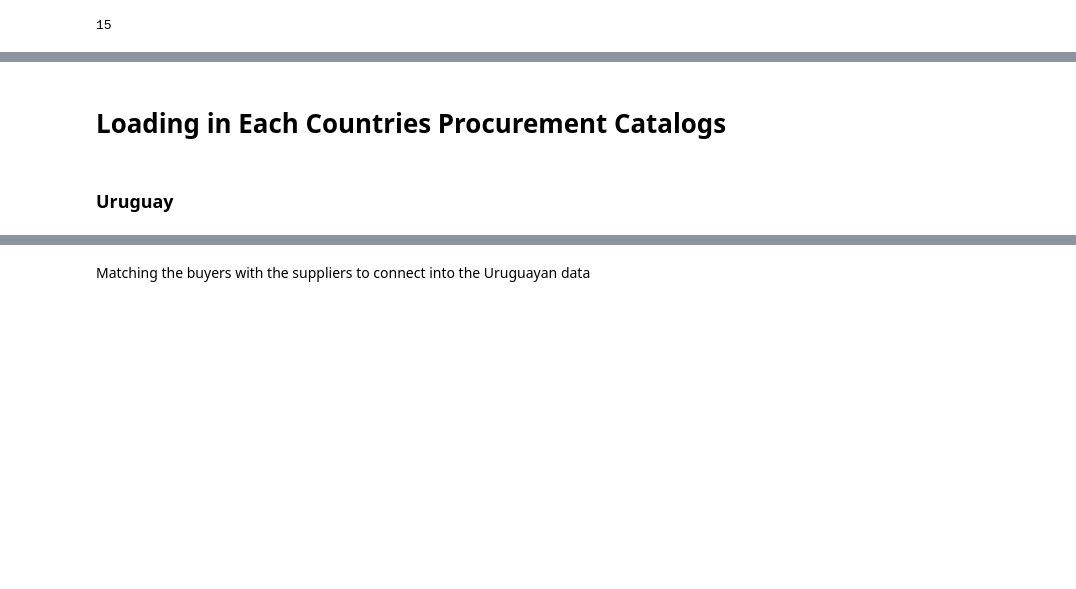
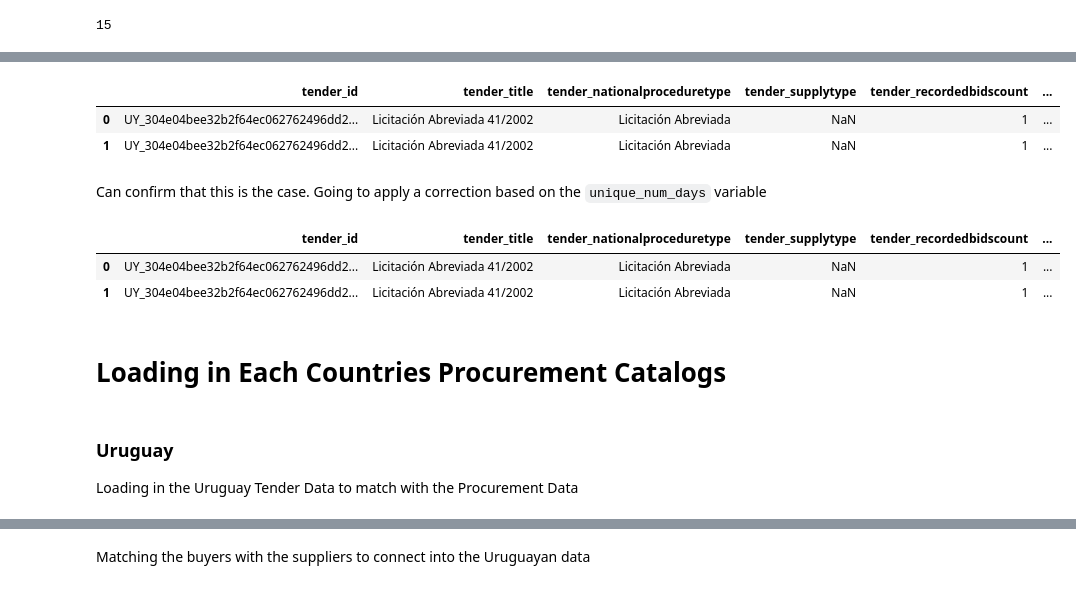
Before and after one commit to aidanlockwood20/MXN442-Assignment2-Project, a Jupyter notebook: report.ipynb, the cells around one changed output, grey strips where cells are left out. Cells and saved outputs as stored; diff of their text form; code cells hidden in the pictures; blank space fills up the shorter version.

```diff
--- a/report.ipynb
+++ b/report.ipynb
@@ -444,0 +443,8 @@ len(sorted(paraguay_products_titled['Title'].value_counts().to_dict()))
+# %%
+uruguay_procurement_data_expanded[(uruguay_procurement_data_expanded['tender_title'] == 'Licitación Abreviada 41/2002') & (uruguay_procurement_data_expanded['buyer_id'] == '4-4')].reset_index(drop = True)
+# %% [output]
+|  | tender_id | tender_title | tender_nationalproceduretype | tender_supplytype | tender_recordedbidscount | ... |
+| 0 | UY_304e04bee32b2f64ec062762496dd2... | Licitación Abreviada 41/2002 | Licitación Abreviada | NaN | 1 | ... |
+| 1 | UY_304e04bee32b2f64ec062762496dd2... | Licitación Abreviada 41/2002 | Licitación Abreviada | NaN | 1 | ... |
+# %% [markdown]
+Can confirm that this is the case. Going to apply a correction based on the `unique_num_days` variable
@@ -445,4 +454,11 @@ len(sorted(paraguay_products_titled['Title'].value_counts().to_dict()))
+# %%
+uruguay_procurement_data_expanded[(uruguay_procurement_data_expanded['tender_title'] == 'Licitación Abreviada 41/2002') & (uruguay_procurement_data_expanded['buyer_id'] == '4-4')].reset_index(drop = True)
+# %% [output]
+|  | tender_id | tender_title | tender_nationalproceduretype | tender_supplytype | tender_recordedbidscount | ... |
+| 0 | UY_304e04bee32b2f64ec062762496dd2... | Licitación Abreviada 41/2002 | Licitación Abreviada | NaN | 1 | ... |
+| 1 | UY_304e04bee32b2f64ec062762496dd2... | Licitación Abreviada 41/2002 | Licitación Abreviada | NaN | 1 | ... |
 # %% [markdown]
 # Loading in Each Countries Procurement Catalogs
 # %% [markdown]
 ### Uruguay
+Loading in the Uruguay Tender Data to match with the Procurement Data
```
Also changed, not shown: parts of 51 cells of this notebook, 3 other files.
